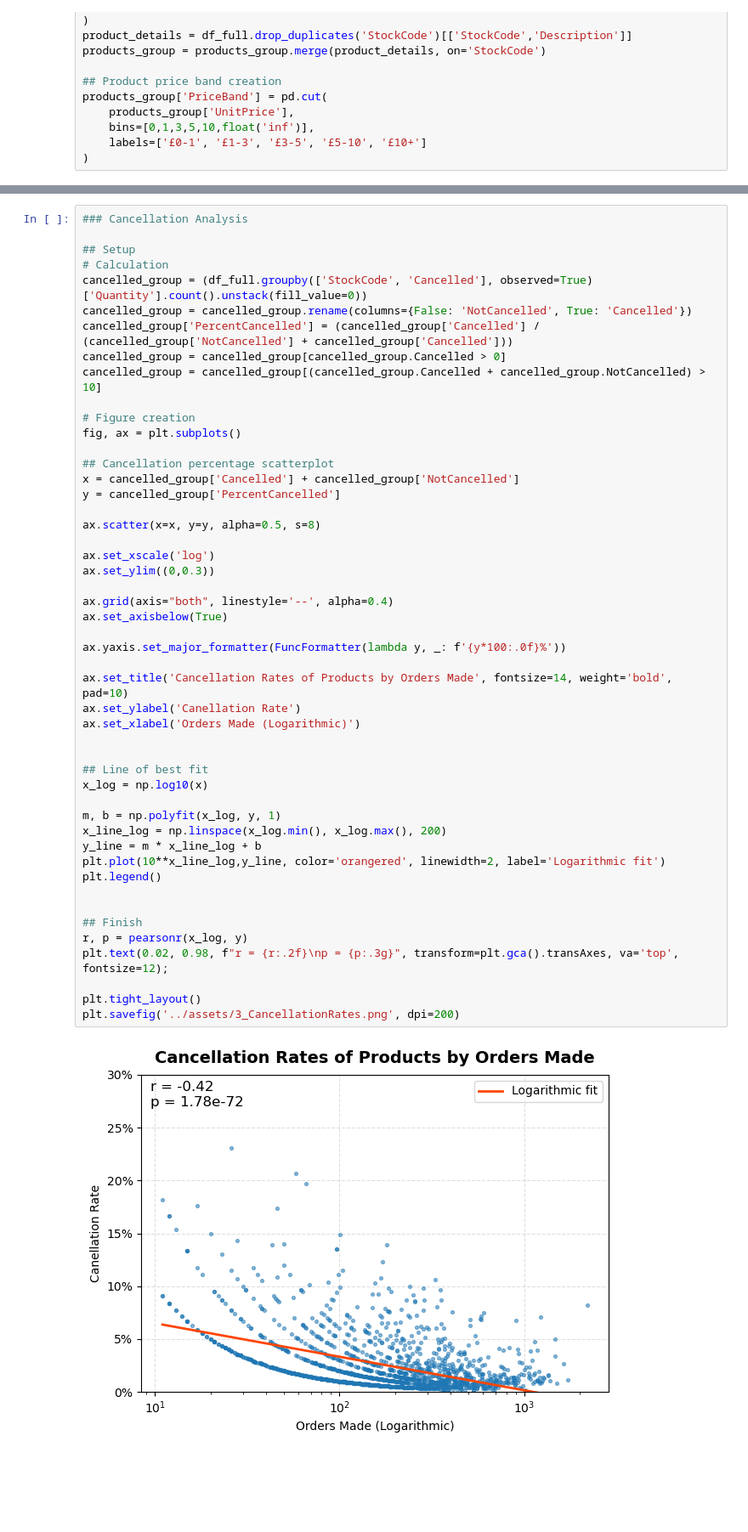
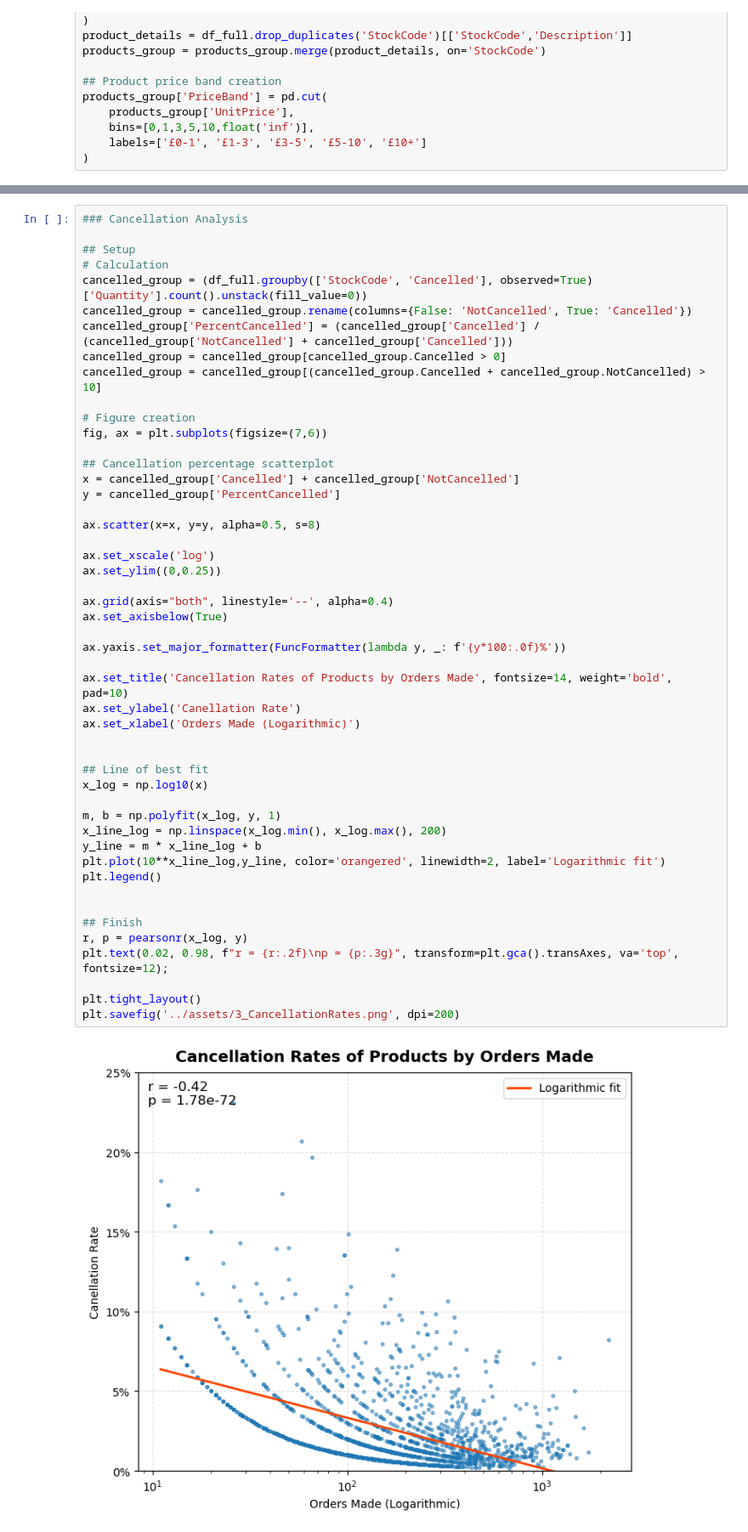
Before and after one commit to EdwardHowell627/Python_Online_Sales_Analysis, a Jupyter notebook: analysis/1_products.ipynb, the cells around one changed output, grey strips where cells are left out. Shown at 85% size. Cells and saved outputs as stored; diff of their text form; blank space fills up the shorter version.

Commit message:
adjusted figure size

```diff
--- a/analysis/1_products.ipynb
+++ b/analysis/1_products.ipynb
@@ -159,7 +157,7 @@ cancelled_group = cancelled_group[cancelled_group.Cancelled > 0]
 cancelled_group = cancelled_group[(cancelled_group.Cancelled + cancelled_group.NotCancelled) > 10]
 
 # Figure creation
-fig, ax = plt.subplots()
+fig, ax = plt.subplots(figsize=(7,6))
 
 ## Cancellation percentage scatterplot
 x = cancelled_group['Cancelled'] + cancelled_group['NotCancelled']
@@ -168,33 +166,33 @@ y = cancelled_group['PercentCancelled']
 ax.scatter(x=x, y=y, alpha=0.5, s=8)
 
 ax.set_xscale('log')
-ax.set_ylim((0,0.3))
+ax.set_ylim((0,0.25))
 
 ax.grid(axis="both", linestyle='--', alpha=0.4)
 ax.set_axisbelow(True)
 
 ax.yaxis.set_major_formatter(FuncFormatter(lambda y, _: f'{y*100:.0f}%'))
 
 ax.set_title('Cancellation Rates of Products by Orders Made', fontsize=14, weight='bold', pad=10)
 ax.set_ylabel('Canellation Rate')
 ax.set_xlabel('Orders Made (Logarithmic)')
 
 
 ## Line of best fit
 x_log = np.log10(x)
 
 m, b = np.polyfit(x_log, y, 1)
 x_line_log = np.linspace(x_log.min(), x_log.max(), 200)
 y_line = m * x_line_log + b
 plt.plot(10**x_line_log,y_line, color='orangered', linewidth=2, label='Logarithmic fit')
 plt.legend()
 
 
 ## Finish
 r, p = pearsonr(x_log, y)
 plt.text(0.02, 0.98, f"r = {r:.2f}\np = {p:.3g}", transform=plt.gca().transAxes, va='top', fontsize=12);
 
 plt.tight_layout()
 plt.savefig('../assets/3_CancellationRates.png', dpi=200)
 # %% [output]
-[figure, old version]
+[figure, new version]
```
Also changed, not shown: parts of 2 cells of this notebook, 2 other files.
